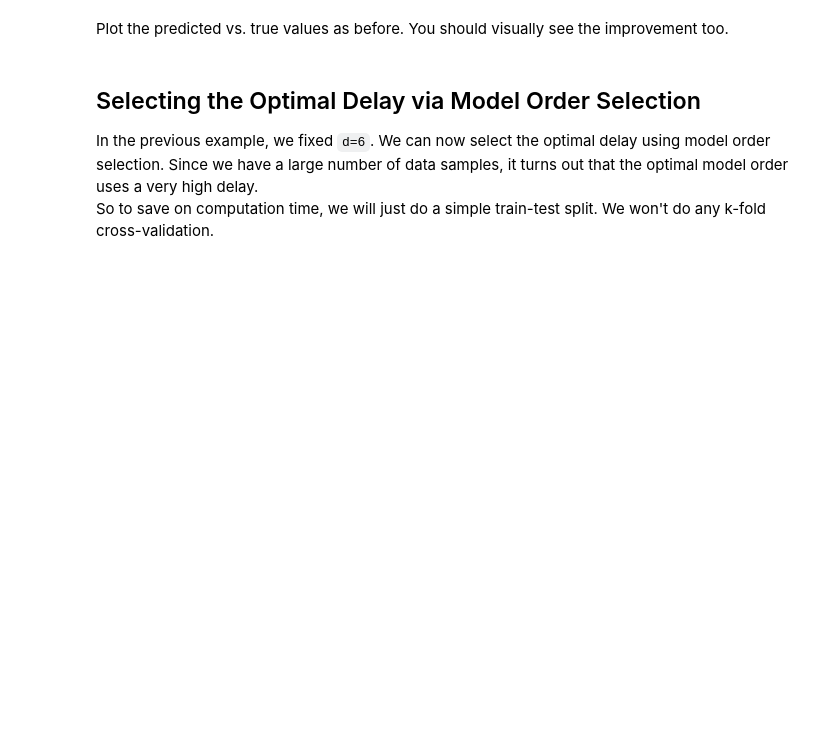
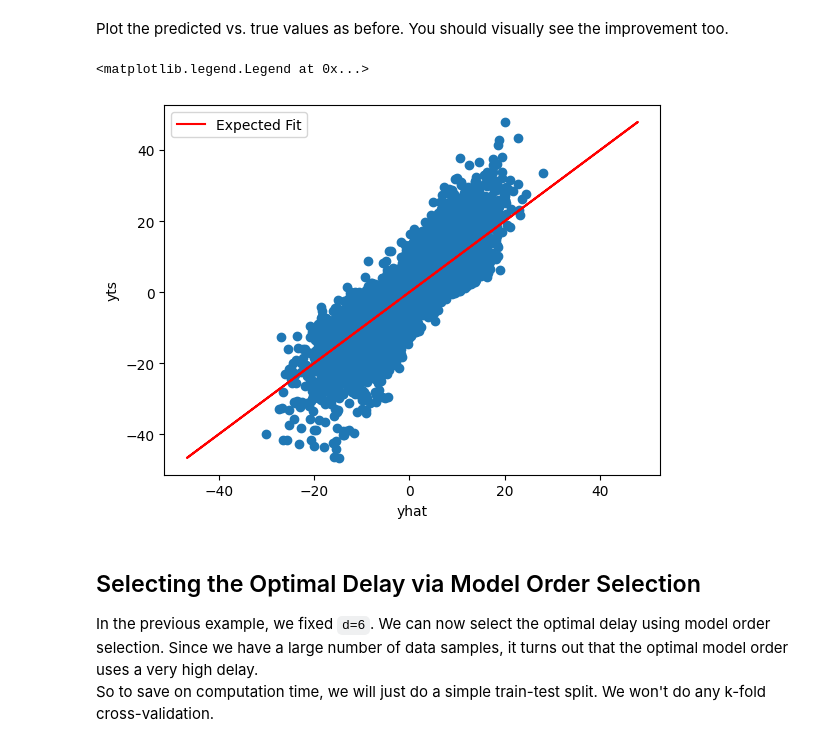
Before and after one commit to pranavich18/ML_Labs, a Jupyter notebook: lab2_neural.ipynb, the cells around one changed output. Saved outputs shown, nothing was run; the diff lists cells and outputs as text; code cells hidden in the pictures; blank space fills up the shorter version.

```diff
--- a/lab2_neural.ipynb
+++ b/lab2_neural.ipynb
@@ -190,0 +200,22 @@ You should see a significant improvement from the memoryless model.
+# %%
+# TODO
+Xdly,ydly=create_dly_data(X,y,6)
+
+split = int((2/3) * len(Xdly))
+permutated_index = np.random.permutation(len(Xdly))
+Xtr = Xdly[permutated_index[:split]]
+Xts = Xdly[permutated_index[split:]]
+ytr = ydly[permutated_index[:split]]
+yts = ydly[permutated_index[split:]]
+
+n = Xtr.shape[0]
+ones = np.ones((n, 1))
+Xtr_aug = np.concatenate((ones, Xtr), axis=1)
+n1= Xts.shape[0]
+ones_t = np.ones((n1, 1))
+Xts_aug = np.concatenate((ones_t, Xts), axis=1)
+beta = fit_mult_linear(Xtr_aug,ytr)
+yhat = Xts_aug @ beta
+
+loss = np.sum((yhat-yts)**2)/n1
+print(f"loss = {loss}")
@@ -195,3 +226,15 @@ Plot the predicted vs. true values as before. You should visually see the improv
+# %%
+# TODO
+plt.scatter(yhat, yts)
+n = yhat.shape[0]
+ones = np.ones(n)
+plt.plot(yts,yts,label="Expected Fit", color ="red")
+plt.xlabel("yhat")
+plt.ylabel("yts")
+plt.legend()
+# %% [output]
+<matplotlib.legend.Legend at 0x...>
+[figure, added]
 # %% [markdown]
 ## Selecting the Optimal Delay via Model Order Selection
 
```
Also changed, not shown: parts of 6 cells of this notebook.
